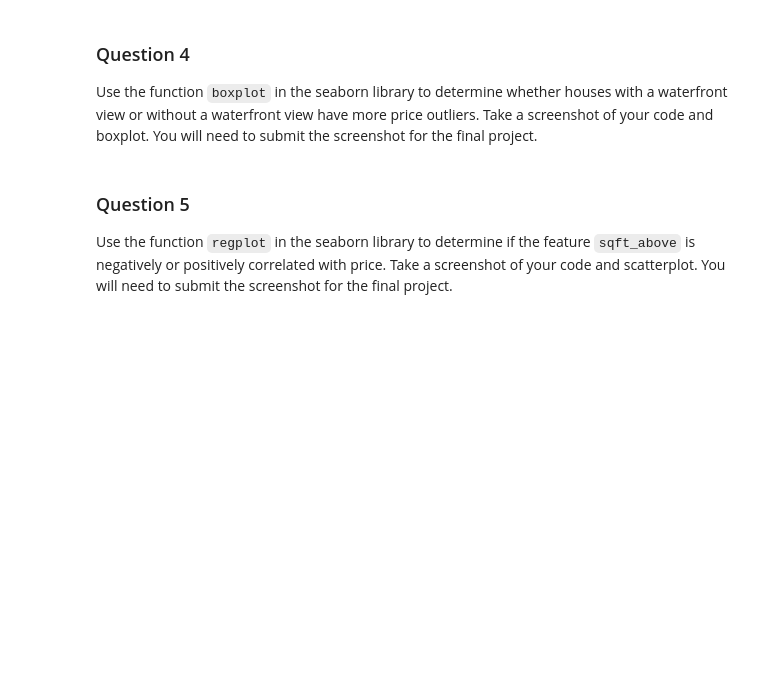
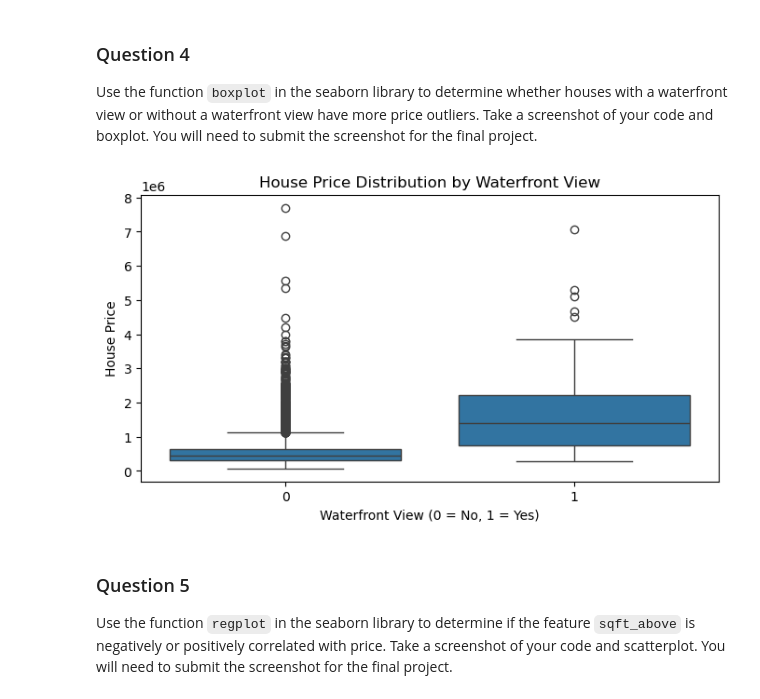
Before and after one commit to jparep/statistical-analysis, a Jupyter notebook: house_sale_data.ipynb, the cells around one changed output. Saved outputs shown, nothing was run; the diff lists cells and outputs as text; code cells hidden in the pictures; blank space fills up the shorter version.

```diff
--- a/house_sale_data.ipynb
+++ b/house_sale_data.ipynb
@@ -152,8 +134,6 @@ Proceed ([y]/n)?
 #     file.write(response.content)
 # %%
 # Load the data into a DataFrame
-df = pd.read_csv("module_5_auto.csv", header=0)
-
-# Display the first few rows
-print(df.head())
+df = pd.read_csv("data/kc_house_data.csv", header=0)
+df.head()
 # %% [output]
@@ -180,3 +195,6 @@ df.describe()
+# %%
+# Add a new column called 'Unnamed: 0' (e.g., filling it with sequential numbers or any other values)
+df['Unnamed: 0'] = range(len(df))
 # %% [markdown]
 # Module 2: Data Wrangling
 # %% [markdown]
@@ -187,0 +204,6 @@ Drop the columns <code>"id"</code>  and <code>"Unnamed: 0"</code> from axis 1 us
+# %%
+# Drop the columns 'id' and 'Unnamed: 0' from axis 1
+df.drop(['id', 'Unnamed: 0'], axis=1, inplace=True)
+
+# Obtain a statistical summary of the data
+print(df.describe())
@@ -215,6 +277,20 @@ Use the method <code>value_counts</code> to count the number of houses with uniq
 ### Question 4
 
 Use the function <code>boxplot</code> in the seaborn library  to  determine whether houses with a waterfront view or without a waterfront view have more price outliers. Take a screenshot of your code and boxplot. You will need to submit the screenshot for the final project.
+# %%
+import seaborn as sns
+import matplotlib.pyplot as plt
+# Create the boxplot
+plt.figure(figsize=(8, 4))
+sns.boxplot(x='waterfront', y='price', data=df)
+# Set plot labels and title
+plt.xlabel('Waterfront View (0 = No, 1 = Yes)')
+plt.ylabel('House Price')
+plt.title('House Price Distribution by Waterfront View')
+# Show the plot
+plt.show()
+# %% [output]
+[figure, added]
 # %% [markdown]
 ### Question 5
 
```
Also changed, not shown: parts of 31 cells of this notebook.
